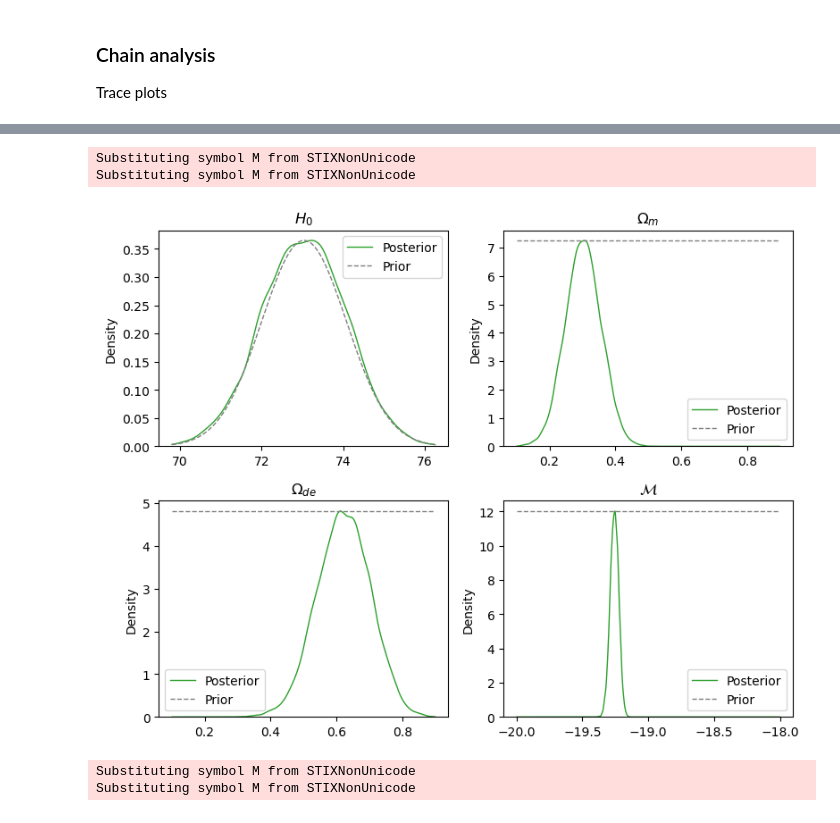
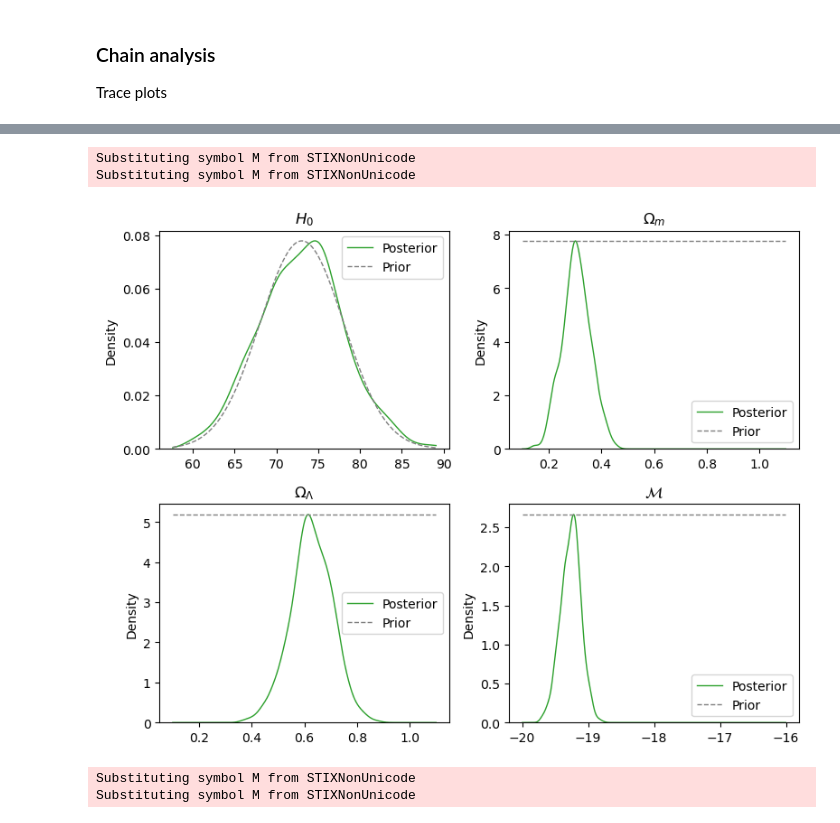
Before and after one commit to danschoe/bayes_stats, a Jupyter notebook: analysis.ipynb, the cells around one changed output, grey strips where cells are left out. Saved outputs shown, nothing was run; the diff lists cells and outputs as text; code cells hidden in the pictures.

```diff
--- a/analysis.ipynb
+++ b/analysis.ipynb
@@ -270,9 +269,10 @@ fig, ax = bayesian_stats_course_tools.analyse.plot_data(
     x=z_data, y=data, y_err=data_error_bar, axis_labels=["$z$", r"Distance modulus $\mu(z)$"],
     linestyle="none", marker=".", markersize=1, alpha=0.5, elinewidth=0.5,
     models=[
-        dict(x=z_fine, y=flat_LCDM_distance_modulus_model(theta=theta_MAP_flat_lcdm, z=z_fine), style={"label": r"Best-fit flat $\Lambda$CDM"}),
-        dict(x=z_fine, y=LCDM_distance_modulus_model(theta=theta_MAP_lcdm, z=z_fine), style={"label": r"Best-fit $\Lambda$CDM"})
+        dict(x=z_fine, y=flat_LCDM_distance_modulus_model(theta=theta_MAP_flat_lcdm, z=z_fine), style={"label": r"MAP flat $\Lambda$CDM"}),
+        dict(x=z_fine, y=LCDM_distance_modulus_model(theta=theta_MAP_lcdm, z=z_fine), style={"label": r"MAP $\Lambda$CDM"})
     ]
 )
 ax.set_xscale("log")
+fig.savefig("plots/map.svg",format="svg")
 # %% [output]
@@ -445,7 +449,7 @@ LCDM: χ²=1441.41, ndof=1580-4, PTE=0.993
 # %%
 n_param = 4
 n_walker = 24
-n_step = 5000
+n_step = 3000
 
 start_point = random_gen.normal(
     size=(n_walker, n_param),
@@ -472,6 +476,6 @@ for param_name, iat in zip(["H0", "Omega_m", "Omega_de", "M"],
 
 max_autocorr = int(np.ceil(max(auto_corr_times)))
 print(f"Discard first {max_autocorr} steps.")
-chain_lcdm = sampler_lcdm.get_chain(discard=100, flat=True, thin=10)
+chain_lcdm = sampler_lcdm.get_chain(discard=300, flat=True, thin=10)
 # %% [output]
 Integrated autocorrelation time:
@@ -1097,11 +1127,11 @@ Substituting symbol M from STIXNonUnicode
 # %%
-fig = create_prior_posterior_plots(chain_samples=chain_lcdm, prior_dists=[H_0_prior, Omega_m_prior, Omega_de_prior, M_prior], param_names=[r'$H_0$', r'$\Omega_m$',r'$\Omega_{de}$', r'$\mathcal{M}$'])
+fig = create_prior_posterior_plots(chain_samples=chain_lcdm, prior_dists=[H_0_prior, Omega_m_prior, Omega_de_prior, M_prior], param_names=[r'$H_0$', r'$\Omega_m$',r'$\Omega_{\Lambda}$', r'$\mathcal{M}$'])
 plt.show()
 
 fig.savefig("plots/prior_vs_post_curved.svg")
 # %% [output]
 Substituting symbol M from STIXNonUnicode
 Substituting symbol M from STIXNonUnicode
-[figure, old version]
+[figure, new version]
 Substituting symbol M from STIXNonUnicode
 Substituting symbol M from STIXNonUnicode
```
Also changed, not shown: parts of 28 cells of this notebook, 1 other file.
